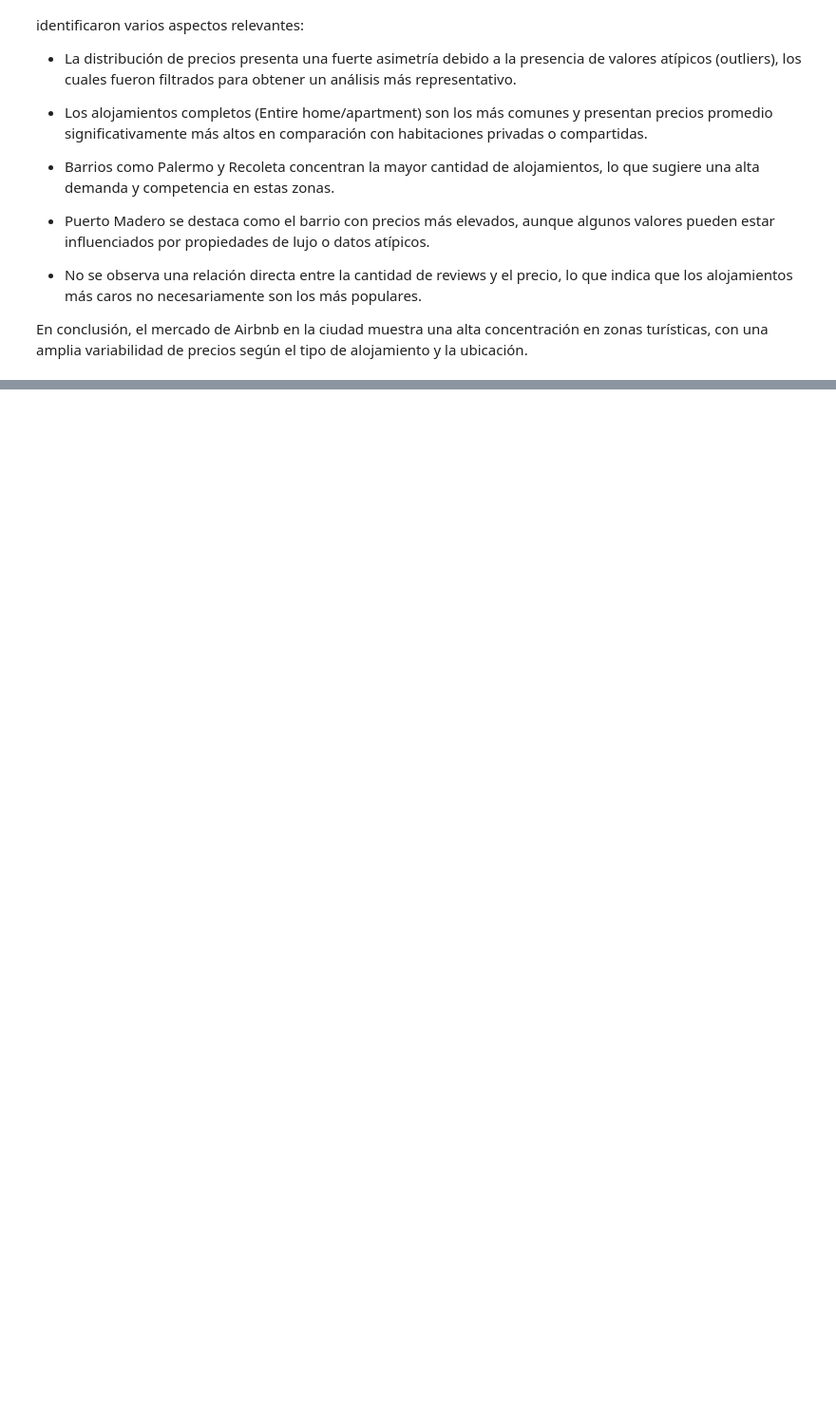
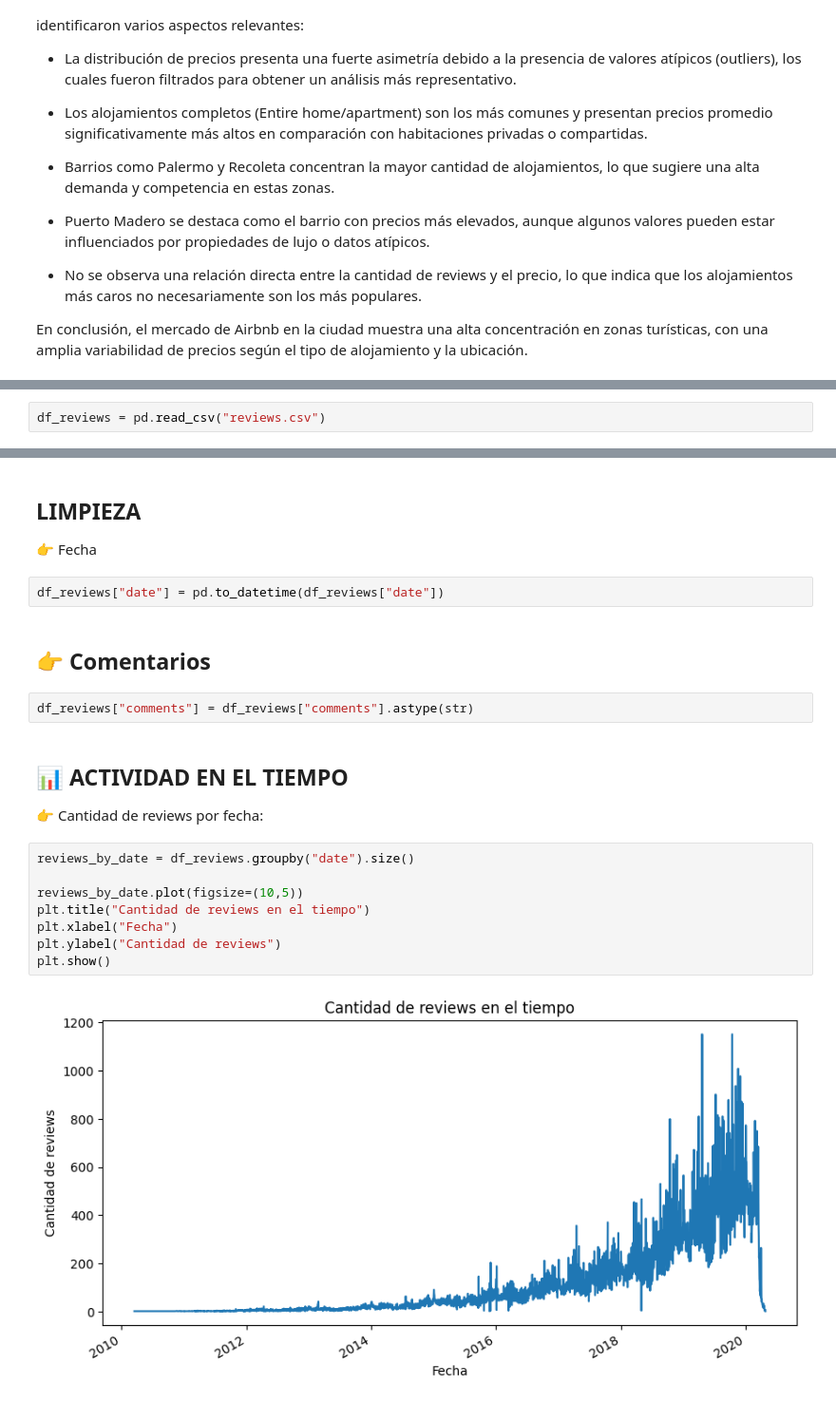
Before and after one commit to Agos282/airbnb-eda-buenos-aires, a Jupyter notebook: airbnb_eda_buenos_aires.ipynb, the cells around one changed output, grey strips where cells are left out. Shown at 95% size. Drawn from its saved outputs; the diff is of its cells as text; blank space fills up the shorter version.

```diff
--- a/airbnb_eda_buenos_aires.ipynb
+++ b/airbnb_eda_buenos_aires.ipynb
@@ -504,0 +586,2 @@ En conclusión, el mercado de Airbnb en la ciudad muestra una alta concentració
+# %%
+df_reviews = pd.read_csv("reviews.csv")
@@ -504,0 +605,23 @@ En conclusión, el mercado de Airbnb en la ciudad muestra una alta concentració
+# %% [markdown]
+## LIMPIEZA
+👉 Fecha
+# %%
+df_reviews["date"] = pd.to_datetime(df_reviews["date"])
+# %% [markdown]
+## 👉 Comentarios
+# %%
+df_reviews["comments"] = df_reviews["comments"].astype(str)
+# %% [markdown]
+## 📊 ACTIVIDAD EN EL TIEMPO
+
+👉 Cantidad de reviews por fecha:
+# %%
+reviews_by_date = df_reviews.groupby("date").size()
+
+reviews_by_date.plot(figsize=(10,5))
+plt.title("Cantidad de reviews en el tiempo")
+plt.xlabel("Fecha")
+plt.ylabel("Cantidad de reviews")
+plt.show()
+# %% [output]
+[figure, added]
```
Also changed, not shown: parts of 28 cells of this notebook.
